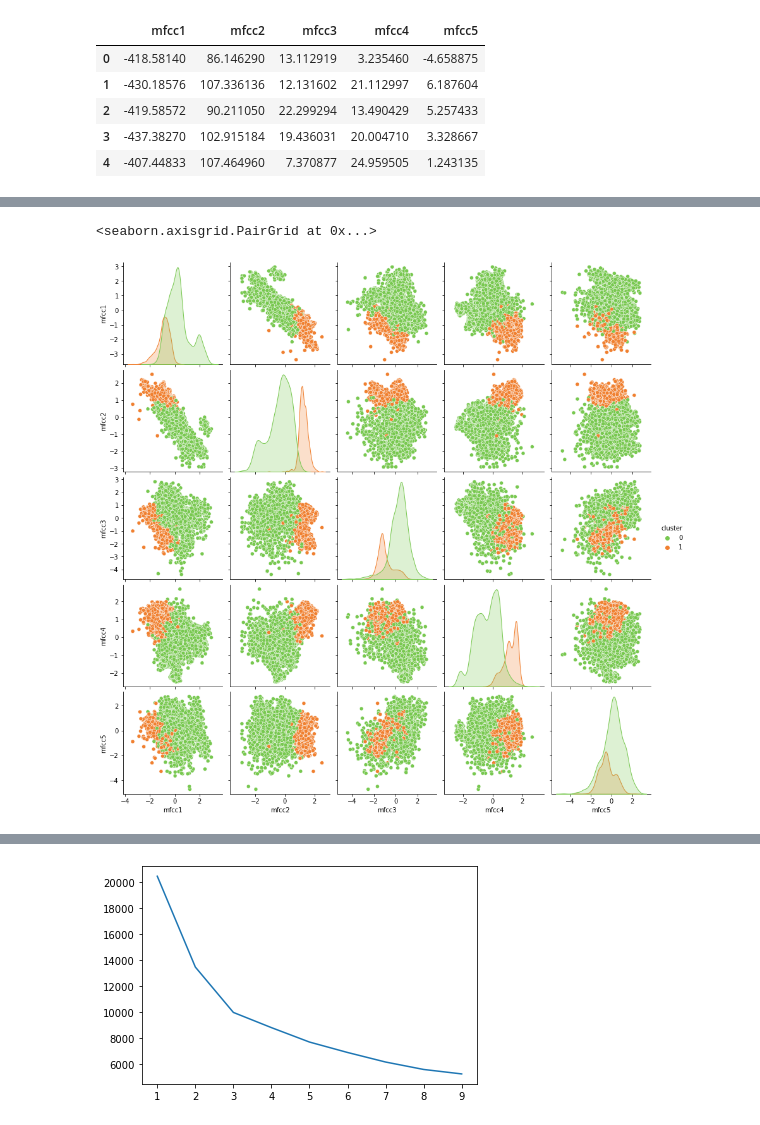
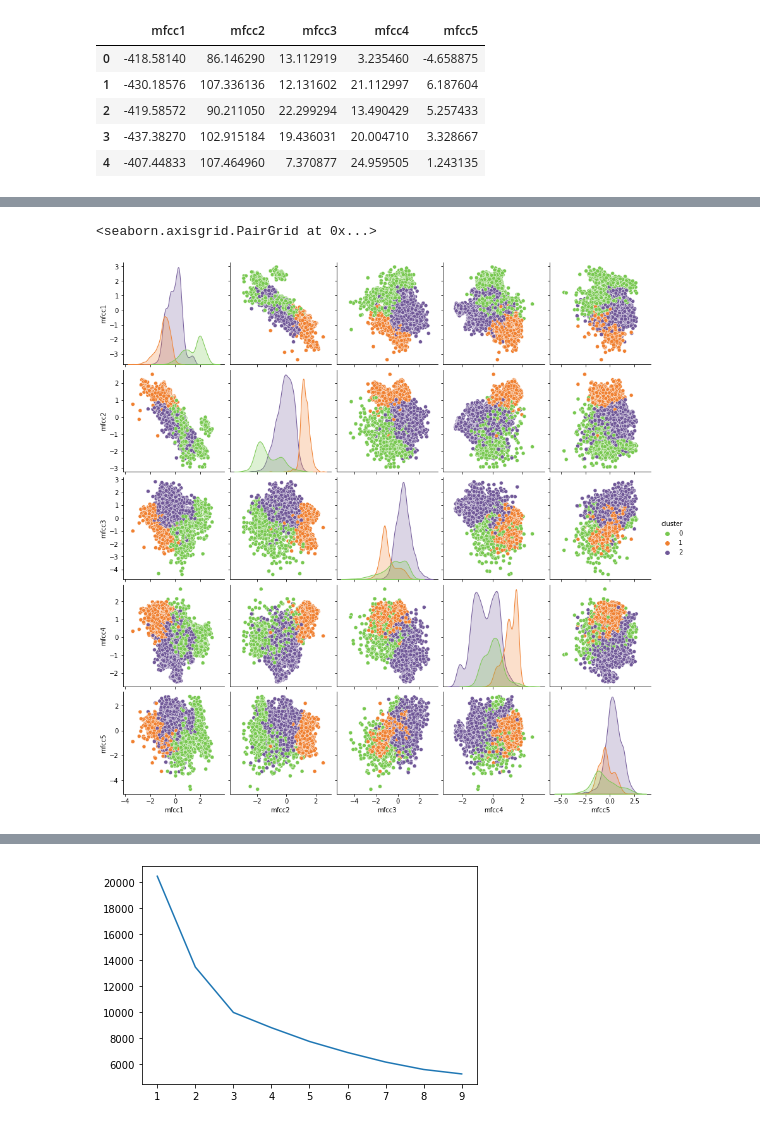
Before and after one commit to reenakoshta10/machine-monitoring-clustering, a Jupyter notebook: machine_monitoring_slider.ipynb, the cells around one changed output, grey strips where cells are left out. Saved outputs shown, nothing was run; the diff lists cells and outputs as text; code cells hidden in the pictures.

```diff
--- a/machine_monitoring_slider.ipynb
+++ b/machine_monitoring_slider.ipynb
@@ -57,7 +71,7 @@ sns.pairplot(data_matrics_kmean, hue = 'cluster', palette=['#78C850', '#F08030']
 # %%
 from sklearn.cluster import SpectralClustering
 # %%
-SpecCluster= SpectralClustering(n_clusters=2, assign_labels='discretize')
+SpecCluster= SpectralClustering(n_clusters=3, assign_labels='discretize')
 SpecCluster.fit(data_matrics_normalized)
 cluster_labels = pd.Series(SpecCluster.labels_, name='cluster')
 # %%
@@ -92,12 +100,12 @@ sns.pairplot(data_matrics_spec, hue = 'cluster', palette=['#78C850', '#F08030'])
 # %%
 from sklearn.cluster import AgglomerativeClustering
 
-AggCluster= AgglomerativeClustering(n_clusters=2)
+AggCluster= AgglomerativeClustering(n_clusters=3)
 AggCluster.fit(data_matrics_normalized)
 cluster_labels = pd.Series(AggCluster.labels_, name='cluster')
 data_metrics_AggCluster = data_matrics_normalized.join(cluster_labels.to_frame())
 # %%
-sns.pairplot(data_metrics_AggCluster, hue = 'cluster', palette=['#78C850', '#F08030'])
+sns.pairplot(data_metrics_AggCluster, hue = 'cluster', palette=['#78C850', '#F08030','#705898'])
 # %% [output]
 <seaborn.axisgrid.PairGrid at 0x...>
-[figure, old version]
+[figure, new version]
```
Also changed, not shown: parts of 17 cells of this notebook, 3 other files.
